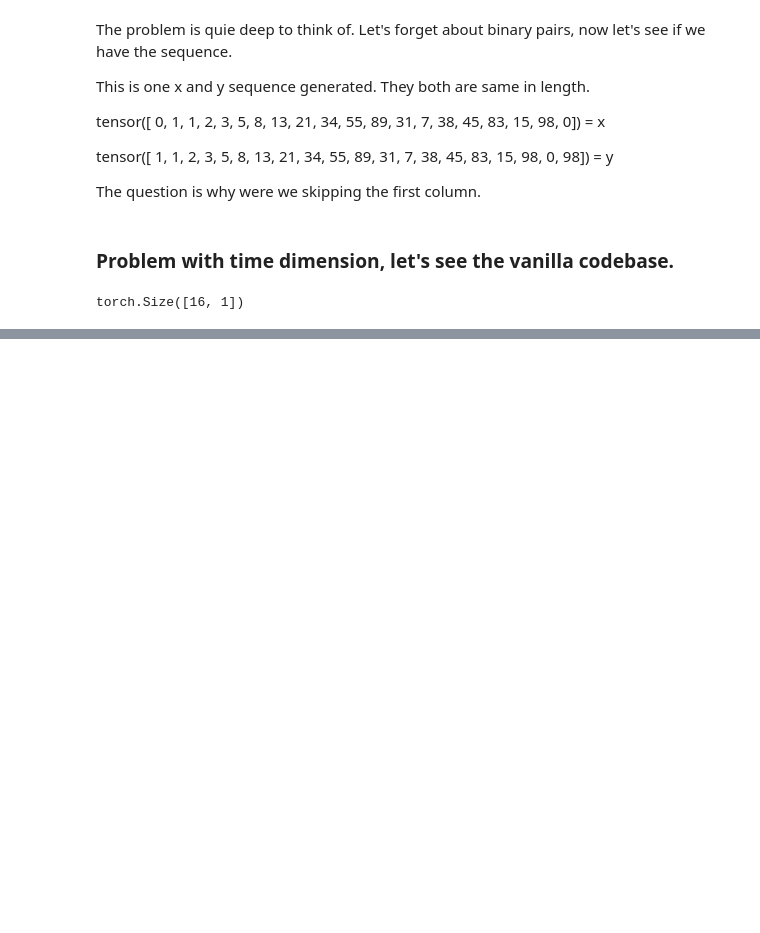
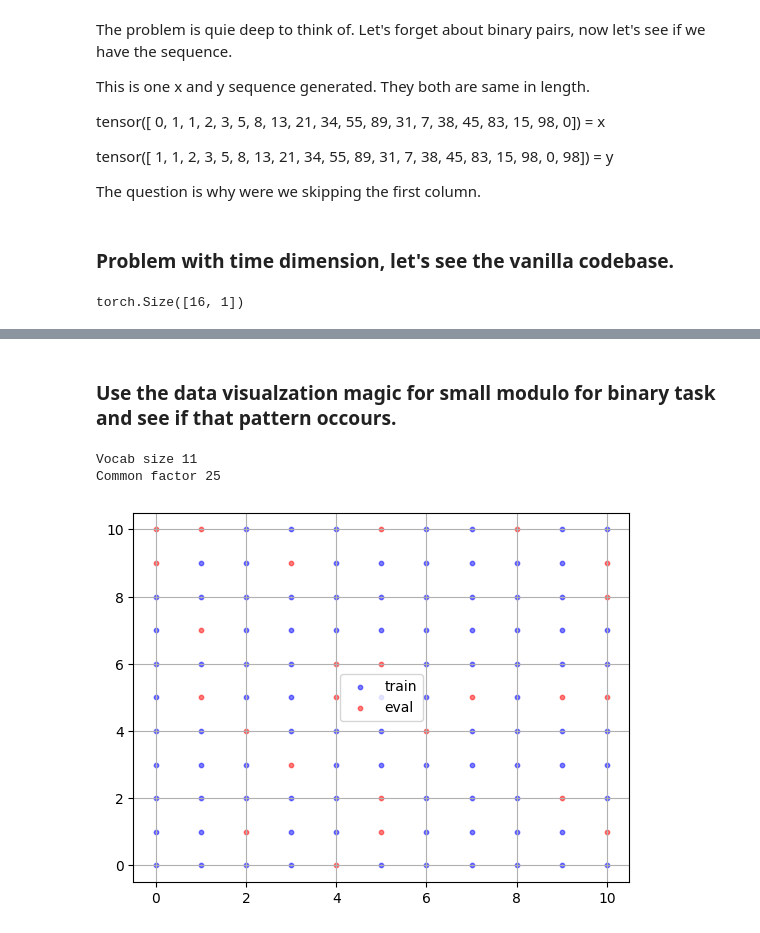
Before and after one commit to Aavash232311/transformer-pt-analysis, a Jupyter notebook: analysis/understanding_the_dataset.ipynb, the cells around one changed output, grey strips where cells are left out. Cells and saved outputs as stored; diff of their text form; code cells hidden in the pictures; blank space fills up the shorter version.

Commit message:
Analysis: overlap on back pairs

```diff
--- a/analysis/understanding_the_dataset.ipynb
+++ b/analysis/understanding_the_dataset.ipynb
@@ -665,11 +665,21 @@ class GenerateEvulatePairs(Dataset):
                 y = a[i+1].item()
                 pair_counters.add((x, y))
 
+        for a, b in self.dataset:
+            for i in range(seq_len-1):
+                x = a[i].item()
+                y = a[i+1].item()
+                # if x == 69:
+                #     print("69 Exists")
+                #     break
+
         all_pairs = {(a, b) for a in range(self.mod) for b in range(self.mod)}
+
         unseen = list(all_pairs - pair_counters)
         print(f"Total {len(all_pairs)}")
         print(f"seen {len(pair_counters)}")
         print(f"Unseen {len(unseen)}")
+        print(f"Common factor {len(pair_counters & set(unseen))}")
 
         seq_len =  len(self.dataset[0][0])
         self.samples = [] # this returns the unseen pairs.
@@ -678,7 +688,7 @@ class GenerateEvulatePairs(Dataset):
             seq = [a, b]
 
             while len(seq) < seq_len + 1:
-                seq.insert(0, (seq[1] - seq[0]) % self.mod)
+                seq.append((seq[-1] + seq[-2]) % self.mod)
 
             x = torch.tensor(seq[:-1], dtype=torch.long)
             y = torch.tensor(seq[1:],  dtype=torch.long)
@@ -772,8 +782,7 @@ test_loader = DataLoader(
 train_pairs = unique_pairs(generated_ds)
 evulate_pairs = unique_pairs(eval_ds)
 
-common_factor = train_pairs & evulate_pairs
-print(f"Common factor {len(train_pairs & evulate_pairs)}")
+print(f"c {len(train_pairs & evulate_pairs)}")
 
 print("Test loader shape for T")
 for x, y in test_loader:
@@ -847,0 +952,64 @@ torch.Size([16, 1])
+# %% [markdown]
+### Use the data visualzation magic for small modulo for binary task and see if that pattern occours.
+# %%
+import matplotlib.pyplot as plt
+
+vocab_size =11
+generated_ds = FibonacciModDataset(mod=vocab_size, seq_len=2)
+train_size = int(0.8 * len(generated_ds))
+test_size = len(generated_ds) - train_size
+train_ds, eval_ds = random_split(generated_ds, [train_size, test_size])
+
+
+def unique_pairs(dataset):
+    pair_counters = set()
+    seq_len = len(dataset[0][0])
+
+    for a, b in dataset:
+        for i in range(seq_len-1):
+            x = a[i].item()
+            y = a[i+1].item()
+            pair_counters.add((x, y))
+
+    return pair_counters
+
+train_pairs = unique_pairs(generated_ds)
+evulate_pairs = unique_pairs(eval_ds)
+
+train_loader = DataLoader(
+    generated_ds,
+    batch_size=len(generated_ds),
+    shuffle=False,
+    num_workers=0,
+    pin_memory=True
+)
+
+test_loader = DataLoader(
+    eval_ds,
+    batch_size=len(eval_ds),
+    shuffle=False,
+    num_workers=0,
+    pin_memory=True
+)
+print(f"Vocab size {vocab_size}")
+print(f"Common factor {len(train_pairs & evulate_pairs)}")
+
+
+x = torch.stack([s for s, _ in train_ds])
+y = torch.stack([_ for _, _ in train_ds])
+
+x2 = torch.stack([s for s, _ in eval_ds])
+y2 = torch.stack([_ for _, _ in eval_ds])
+
+plt.scatter(x[:, 0], x[:, 1], color='blue', alpha=0.5, s=10, label='train')
+plt.scatter(x2[:, 0], x2[:, 1], color='red', alpha=0.5, s=10, label='eval')
+
+# plt.xticks(range(10))
+# plt.yticks(range(10))
+plt.grid(True)
+plt.legend()
+plt.show()
+# %% [output]
+Vocab size 11
+Common factor 25
+[figure, added]
```
Also changed, not shown: parts of 3 cells of this notebook, 4 other files.
